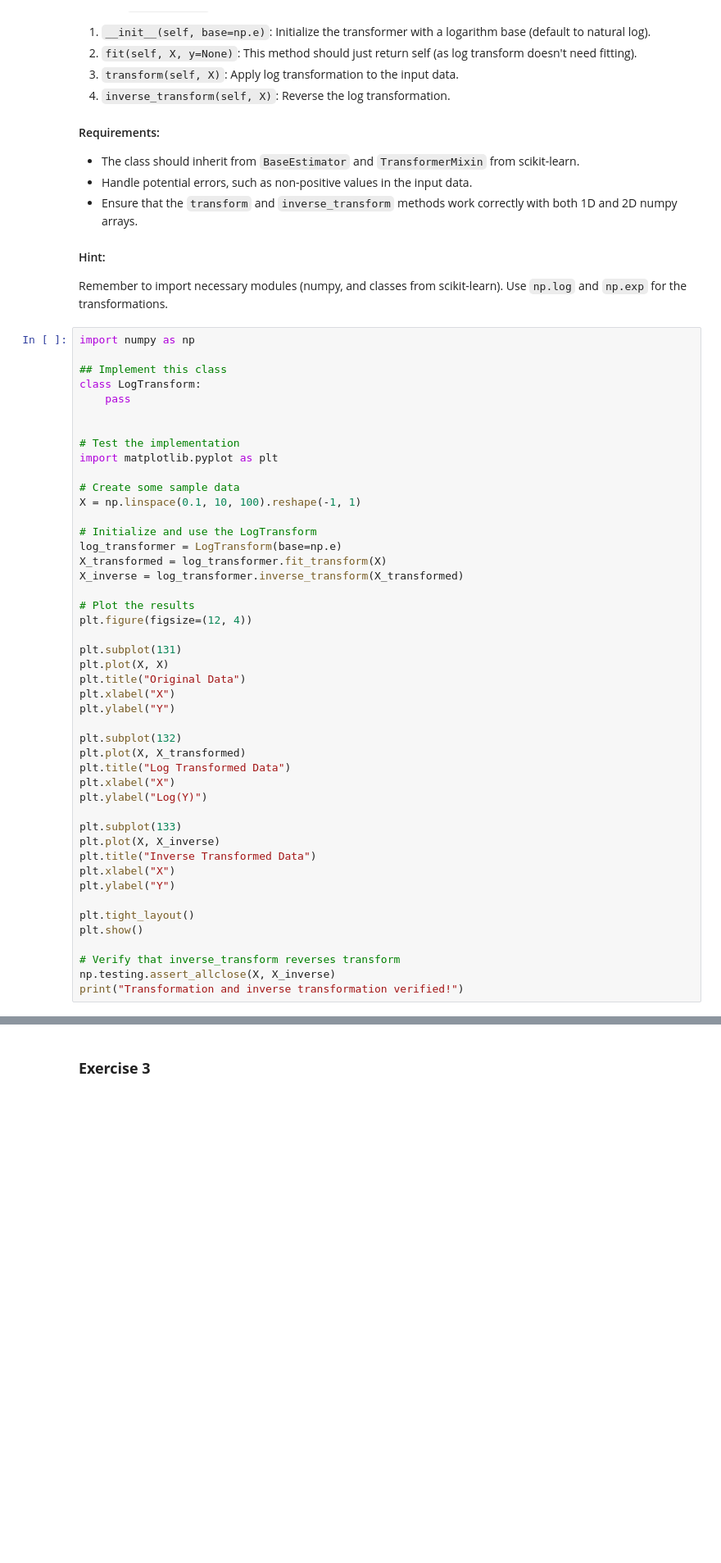
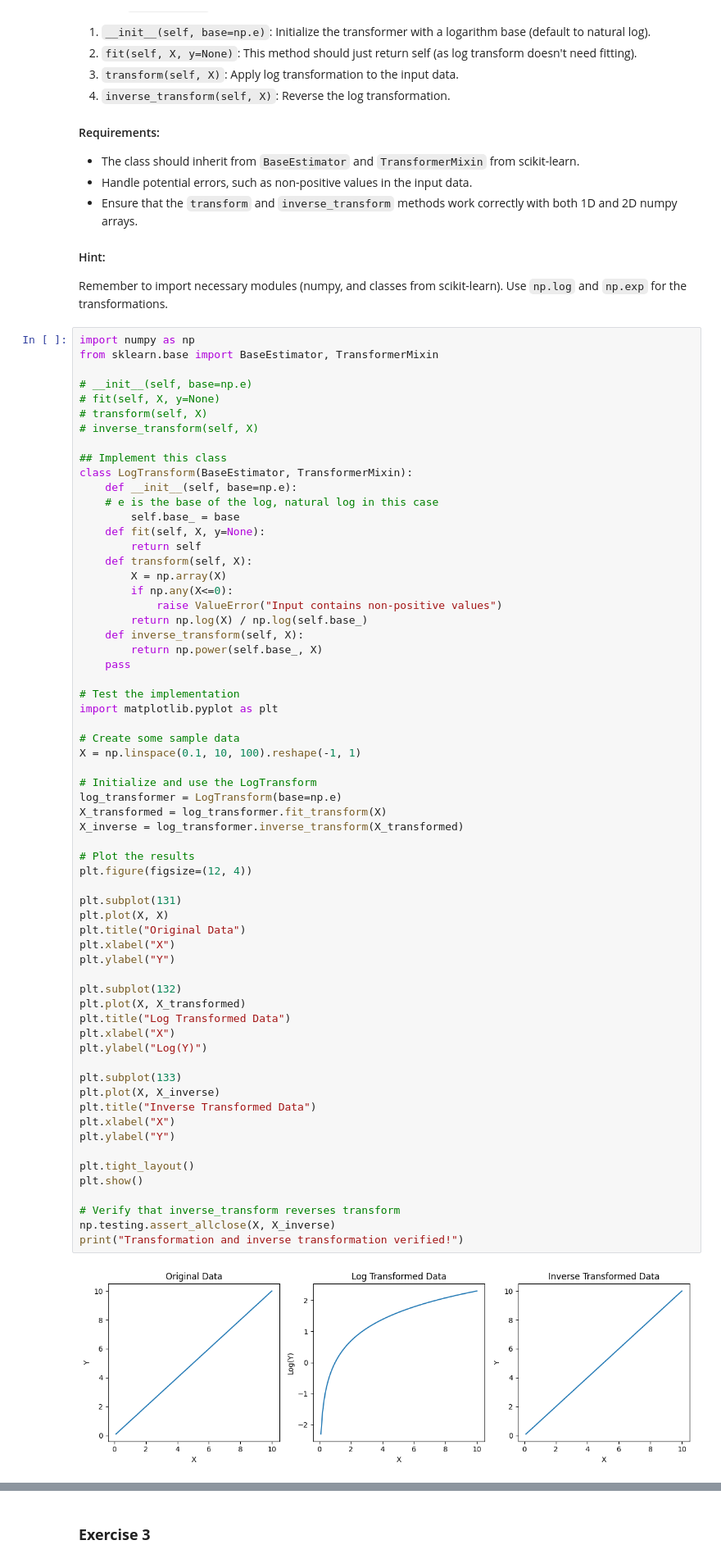
Before and after one commit to SU-IST407-SP25/student-lecture-materials-Qxuto-1, a Jupyter notebook: 6-week6/lab-exercises_new.ipynb, the cells around one changed output, grey strips where cells are left out. Shown at 82% size. Drawn from its saved outputs; the diff is of its cells as text; blank space fills up the shorter version.

```diff
--- a/6-week6/lab-exercises_new.ipynb
+++ b/6-week6/lab-exercises_new.ipynb
@@ -90,11 +94,28 @@ Create a `LogTransform` class with the following methods:
 Remember to import necessary modules (numpy, and classes from scikit-learn). Use `np.log` and `np.exp` for the transformations.
 # %%
 import numpy as np
+from sklearn.base import BaseEstimator, TransformerMixin
+
+# __init__(self, base=np.e)
+# fit(self, X, y=None)
+# transform(self, X)
+# inverse_transform(self, X)
 
 ## Implement this class
-class LogTransform:
+class LogTransform(BaseEstimator, TransformerMixin):
+    def __init__(self, base=np.e):
+    # e is the base of the log, natural log in this case
+        self.base_ = base
+    def fit(self, X, y=None):
+        return self
+    def transform(self, X):
+        X = np.array(X)
+        if np.any(X<=0):
+            raise ValueError("Input contains non-positive values")
+        return np.log(X) / np.log(self.base_)
+    def inverse_transform(self, X):
+        return np.power(self.base_, X)
     pass
-
 
 # Test the implementation
 import matplotlib.pyplot as plt
@@ -107,30 +128,32 @@ log_transformer = LogTransform(base=np.e)
 X_transformed = log_transformer.fit_transform(X)
 X_inverse = log_transformer.inverse_transform(X_transformed)
 
 # Plot the results
 plt.figure(figsize=(12, 4))
 
 plt.subplot(131)
 plt.plot(X, X)
 plt.title("Original Data")
 plt.xlabel("X")
 plt.ylabel("Y")
 
 plt.subplot(132)
 plt.plot(X, X_transformed)
 plt.title("Log Transformed Data")
 plt.xlabel("X")
 plt.ylabel("Log(Y)")
 
 plt.subplot(133)
 plt.plot(X, X_inverse)
 plt.title("Inverse Transformed Data")
 plt.xlabel("X")
 plt.ylabel("Y")
 
 plt.tight_layout()
 plt.show()
 
 # Verify that inverse_transform reverses transform
 np.testing.assert_allclose(X, X_inverse)
 print("Transformation and inverse transformation verified!")
+# %% [output]
+[figure, added]
```
Also changed, not shown: parts of 2 cells of this notebook.
